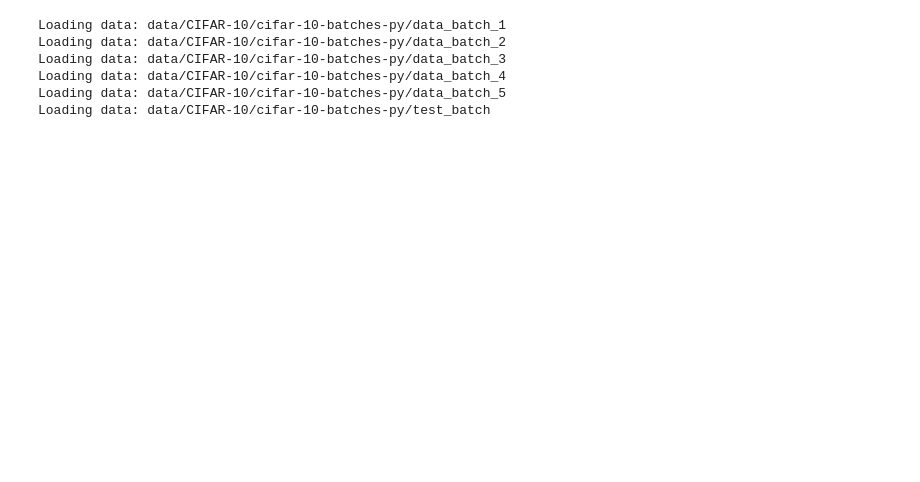
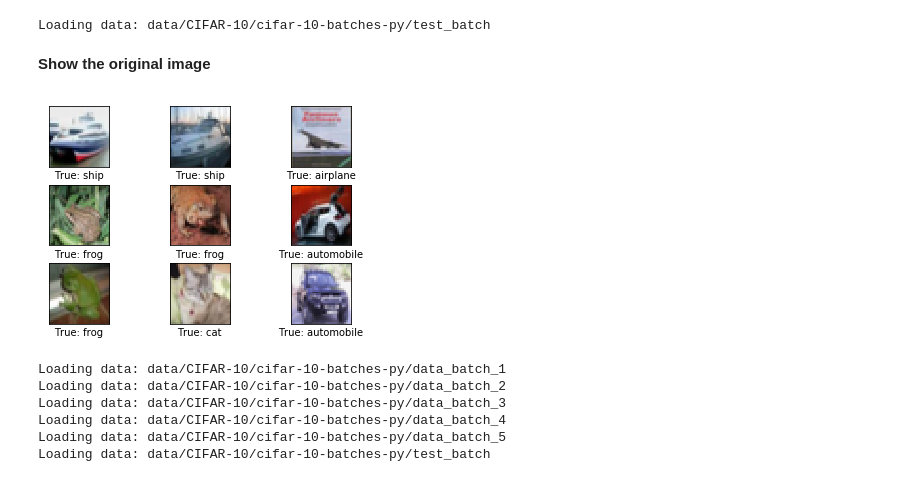
Before and after one commit to maggieshen/cifar10, a Jupyter notebook: part2/NIN_without_weight_decay.ipynb, the cells around one changed output. Saved outputs shown, nothing was run; the diff lists cells and outputs as text; code cells hidden in the pictures; blank space fills up the shorter version.

```diff
--- a/part2/NIN_without_weight_decay.ipynb
+++ b/part2/NIN_without_weight_decay.ipynb
@@ -54 +650,12 @@ Loading data: data/CIFAR-10/cifar-10-batches-py/batches.meta
+# %%
+# Load Data to see the original images
+images_test_for_print, cls_test_for_print, labels_test_for_print = load_test_data_for_print()
+# %% [output]
+Loading data: data/CIFAR-10/cifar-10-batches-py/test_batch
+# %% [markdown]
+**Show the original image**
+# %%
+plot_images(images_test_for_print[1:10,:,:,:],cls_test_for_print[1:10], cls_pred=None, smooth=False)
+# %% [output]
+[figure, added]
 # %%
```
Also changed, not shown: parts of 53 cells of this notebook.
